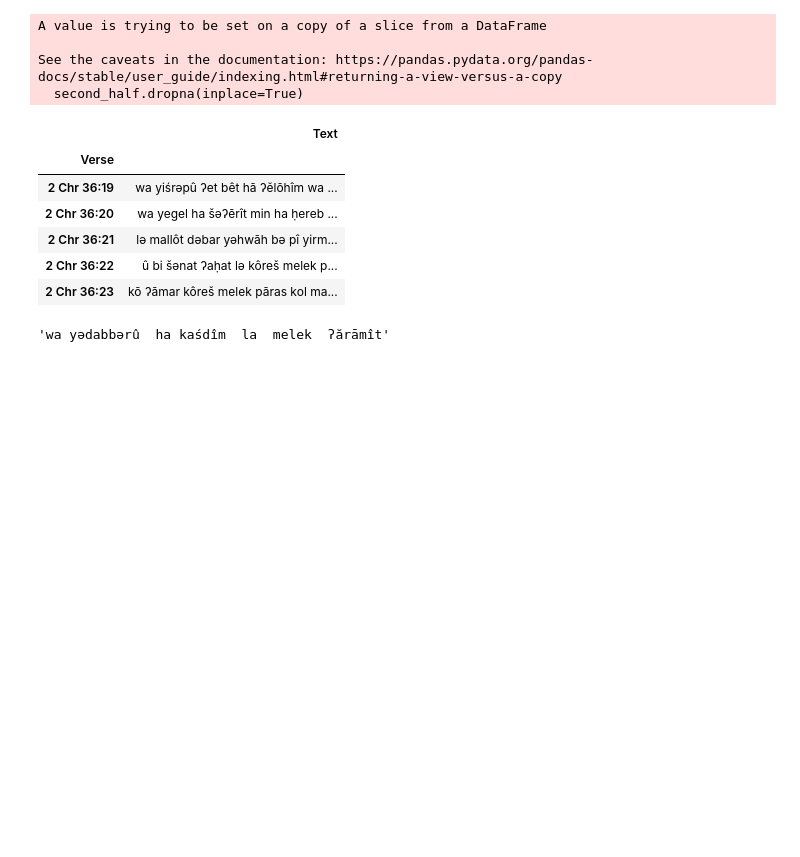
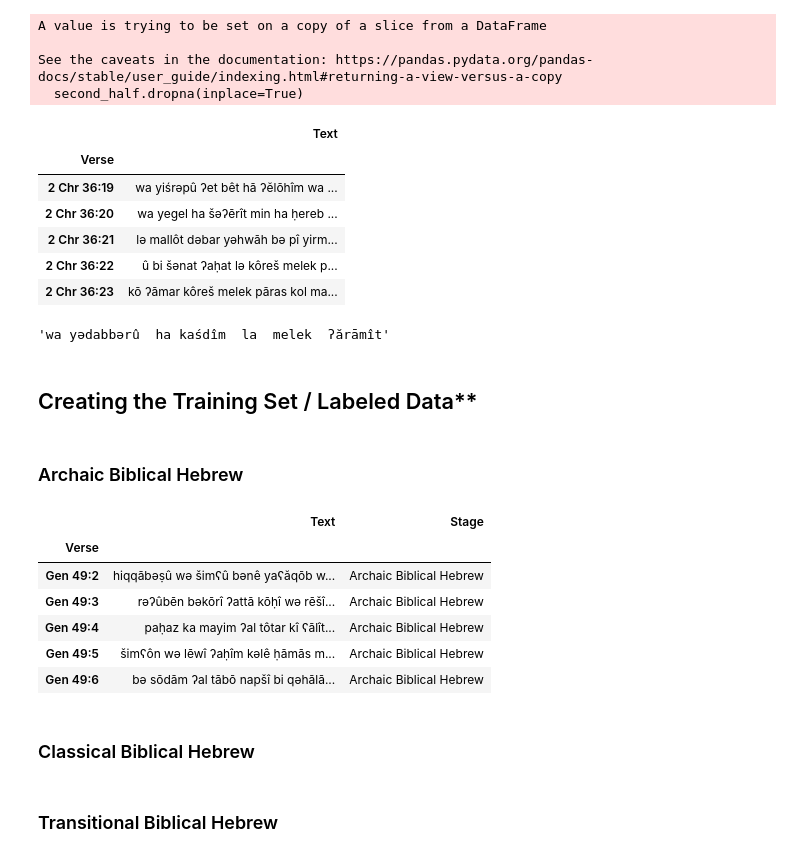
Before and after one commit to gngpostalsrvc/Capstone3, a Jupyter notebook: Capstone 3 - Data Wrangling.ipynb, the cells around one changed output. Saved outputs shown, nothing was run; the diff lists cells and outputs as text; code cells hidden in the pictures; blank space fills up the shorter version.

```diff
--- a/Capstone 3 - Data Wrangling.ipynb
+++ b/Capstone 3 - Data Wrangling.ipynb
@@ -163,11 +168,28 @@ df.loc['Dan 2:4']['Text']
 'wa yədabbərû  ha kaśdîm  la  melek  ʔărāmît'
 # %%
 df.to_csv('HebrewBiblebyVerse.csv')
+# %% [markdown]
+## Creating the Training Set / Labeled Data**
+# %% [markdown]
+### Archaic Biblical Hebrew
 # %%
-def retrieve_text(string):
-    verses = string.split("-")
-    return verses, verse2
+ABH = pd.concat([df['Gen 49:2':'Gen 49:27'], df['Exod 15:1':'Exod 15:18'], df['Num 23:7' : 'Num 23:10'], df['Num 23:18' : 'Num 23:24'], df['Num 24:3' : 'Num 24:9'], df['Num 24:15' : 'Num 24:24'], df['Deut 32:1' : 'Deut 32:43'], df['Deut 33:2' : 'Deut 33:29'], df['Jud 5:2' : 'Jud 5:31'], df['2 Sam 22:2' : '2 Sam 22:51'], df['Ps 18:1' : 'Ps 18:50'], df['Ps 68:2' : 'Ps 68:35']])
 # %%
-":".join(re.sub(r'(\d?\s?\w+\s\d+:)(\d+-)(\d+)', r'\1\2\1\3', '1 Sam 1:1-3').split("-"))
+ABH.loc['Num 23:7']['Text'] = 'min  ʔărām  yanḥēnî  bālāq  melek  môʔāb  mē harrê  qedem  ləkā  ʔārā  lî  yaʕăqōb  û ləkā  zōʕămā  yiśrāʔēl'
+ABH.loc['Num 23:18']['Text'] = 'qûm  bālāq  û šămāʕ  haʔăzînā  ʕāday  bənô  ṣippōr'
+ABH.loc['Num 24:3']['Text'] = 'nəʔum  bilʕām  bənô  bəʕōr  û nəʔum  ha geber  šətum  hā ʕāyin'
+ABH.loc['Num 24:15']['Text'] = 'nəʔum  bilʕām  bənô  bəʕōr  û nəʔum  ha geber  šətum  hā ʕāyin'
+ABH.loc['Num 24:20']['Text'] = 'rēšît  gôyim  ʕămālēq  wə ʔaḥărîtô  ʕădê  ʔōbēd'
+ABH.loc['Num 24:21']['Text'] = 'ʔêtān  môšābekā  wə śîm  ba  selaʕ  qinnekā'
 # %%
-re.sub(r'(\d?\s?\w+\s\d+:)(\d+,)(\d+)', r'\1\2\1\3', '1 Sam 1:1,3').split(",")
+ABH['Stage'] = 'Archaic Biblical Hebrew'
+
+ABH.head()
+# %% [output]
+|  | Text | Stage |
+| Verse |  |  |
+| Gen 49:2 | hiqqābəṣû wə šimʕû bənê yaʕăqōb w... | Archaic Biblical Hebrew |
+| Gen 49:3 | rəʔûbēn bəkōrî ʔattā kōḥî wə rēšî... | Archaic Biblical Hebrew |
+| Gen 49:4 | paḥaz ka mayim ʔal tôtar kî ʕālît... | Archaic Biblical Hebrew |
+| Gen 49:5 | šimʕôn wə lēwî ʔaḥîm kəlê ḥāmās m... | Archaic Biblical Hebrew |
+| Gen 49:6 | bə sōdām ʔal tābō napšî bi qəhālā... | Archaic Biblical Hebrew |
@@ -175,0 +196,2 @@ re.sub(r'(\d?\s?\w+\s)(\d+:\d+;\s)(\d+:\d+)', r'\1\2\1\3', '1 Sam 1:1; 3:5').spl
+# %% [markdown]
+### Classical Biblical Hebrew
@@ -176 +204,3 @@ re.sub(r'(\d?\s?\w+\s)(\d+:\d+;\s)(\d+:\d+)', r'\1\2\1\3', '1 Sam 1:1; 3:5').spl
+# %% [markdown]
+### Transitional Biblical Hebrew
 # %%
```
Also changed, not shown: parts of 15 cells of this notebook, 7 other files.
